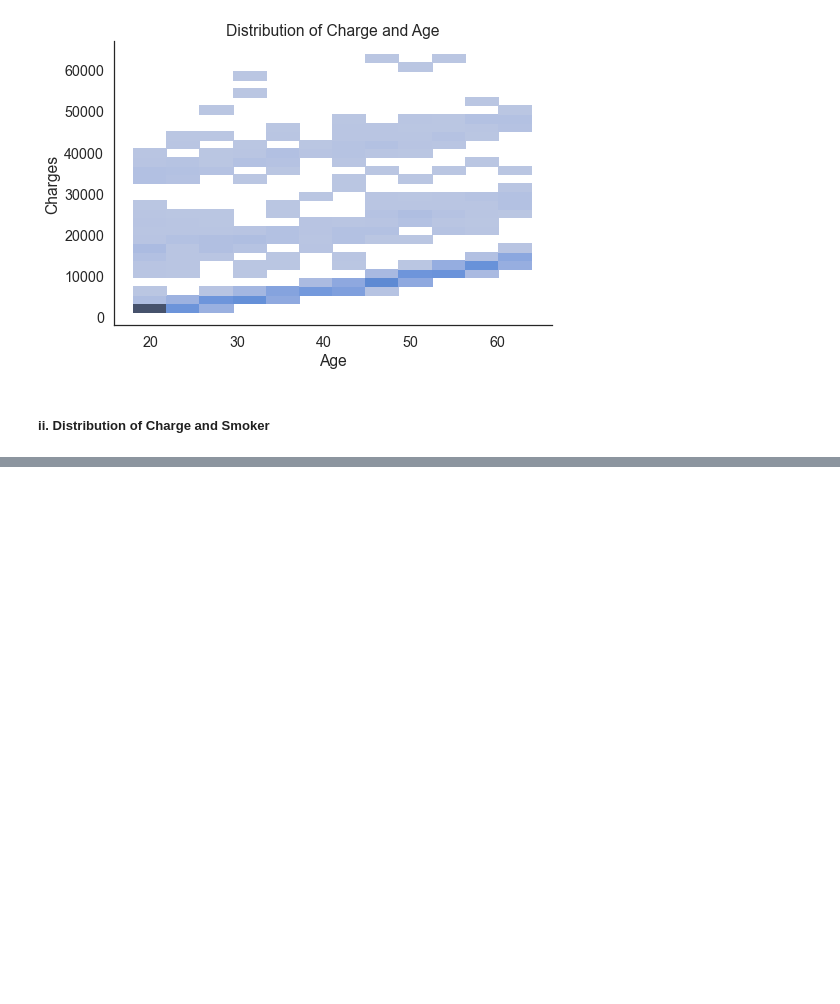
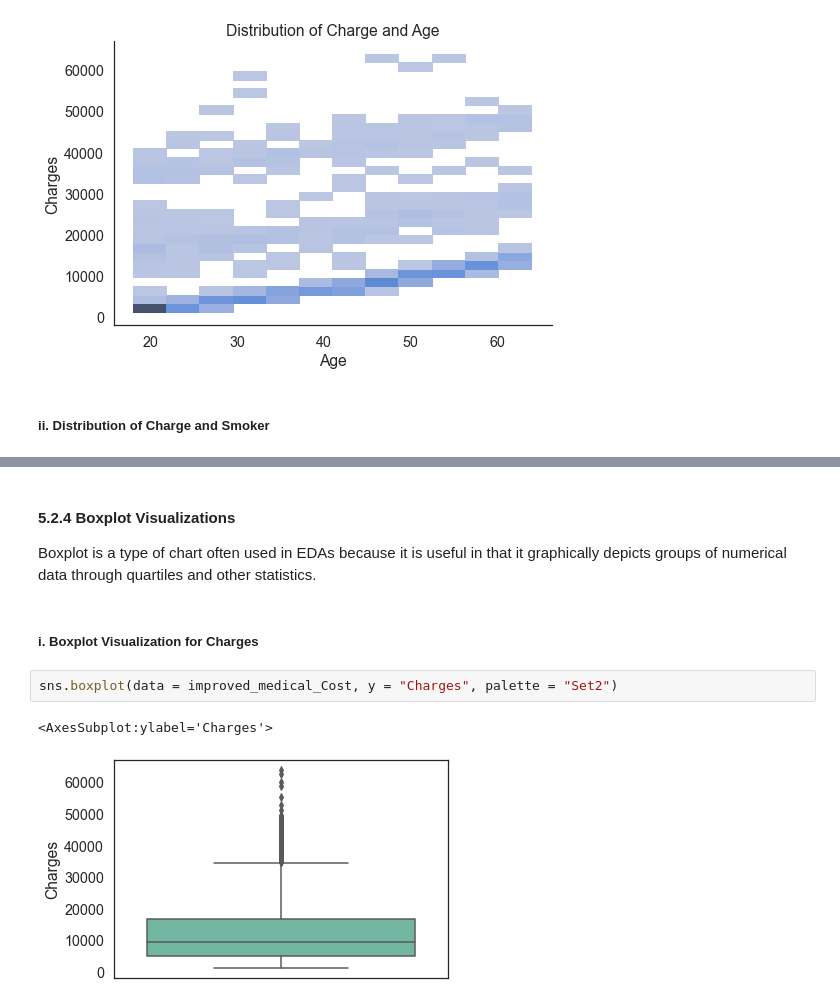
Before and after one commit to data301-2020-winter2/course-project-group_1000, a Jupyter notebook: analysis/Ryan/milestone 2/milestone 2.ipynb, the cells around one changed output, grey strips where cells are left out. Saved outputs shown, nothing was run; the diff lists cells and outputs as text; blank space fills up the shorter version.

```diff
--- a/analysis/Ryan/milestone 2/milestone 2.ipynb
+++ b/analysis/Ryan/milestone 2/milestone 2.ipynb
@@ -381,0 +382,11 @@ sns.displot(data = improved_medical_Cost, x = 'Charges', hue = 'Smoker', multipl
+# %% [markdown]
+#### 5.2.4 Boxplot Visualizations
+
+Boxplot is a type of chart often used in EDAs because it is useful in that it graphically depicts groups of numerical data through quartiles and other statistics.
+# %% [markdown]
+##### i. Boxplot Visualization for Charges
+# %%
+sns.boxplot(data = improved_medical_Cost, y = "Charges", palette = "Set2")
+# %% [output]
+<AxesSubplot:ylabel='Charges'>
+[figure, added]
```
Also changed, not shown: parts of 36 cells of this notebook.
